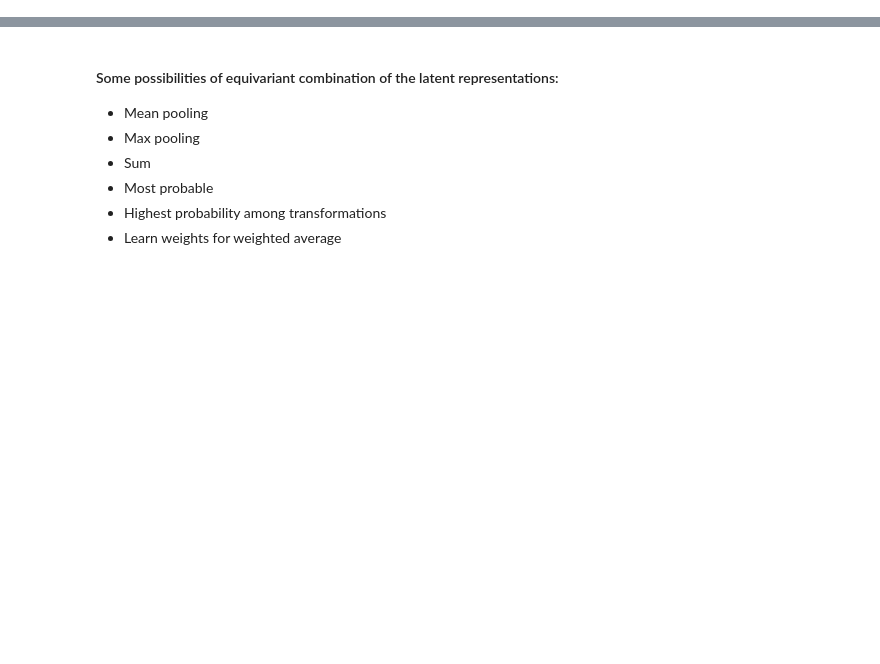
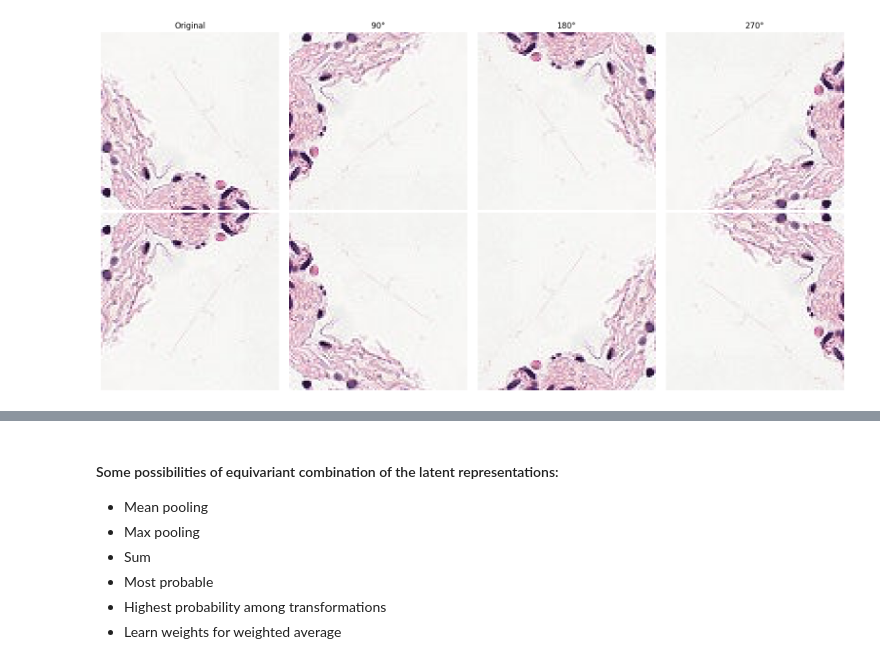
Before and after one commit to WouterBant/GEVit-DL2-Project, a Jupyter notebook: post_hoc_equivariance/post_hoc_equivariance.ipynb, the cells around one changed output, grey strips where cells are left out. Cells and saved outputs as stored; diff of their text form; code cells hidden in the pictures; blank space fills up the shorter version.

```diff
--- a/post_hoc_equivariance/post_hoc_equivariance.ipynb
+++ b/post_hoc_equivariance/post_hoc_equivariance.ipynb
@@ -182,35 +227,39 @@ def get_transforms(image, n_rotations=4, flips=True):
         #     flipped_image_ud = TF.vflip(transform)
         #     flips.append(flipped_image_ud)
         transforms.extend(flips)
-
     res = torch.cat(transforms)
     return res
 
 def visualize_transforms(transformed_images):
     num_images = len(transformed_images)
     num_rows = (num_images - 1) // 4 + 1
     fig, axes = plt.subplots(num_rows, 4, figsize=(16, 4*num_rows))
 
     for i, img in enumerate(transformed_images):
         row = i // 4
         col = i % 4
-        axes[row, col].imshow(img.permute(1, 2, 0), cmap="gray")  # Permute dimensions for visualization
+        if rotmnist:
+            axes[row, col].imshow(img.permute(1, 2, 0), cmap="gray")  # Permute dimensions for visualization
+        else:
+            axes[row, col].imshow(img.transpose(0, -1))
         axes[row, col].axis('off')
 
     # Hide empty subplots
     for i in range(num_images, num_rows * 4):
         row = i // 4
         col = i % 4
         axes[row, col].axis('off')
 
     # Labeling axes
     for ax, col in zip(axes[0], ['Original', '90°', '180°', '270°']):
         ax.set_title(col, size="larger")
 
     plt.tight_layout()
     plt.show()
 
 transformed_images = get_transforms(image)
 visualize_transforms(transformed_images)
+# %% [output]
+[figure, added]
 # %%
 model.forward(image.to(device), output_cls=True).shape, model.forward(get_transforms(image.to(device)), output_cls=True).shape
```
Also changed, not shown: parts of 12 cells of this notebook, 18 other files.
